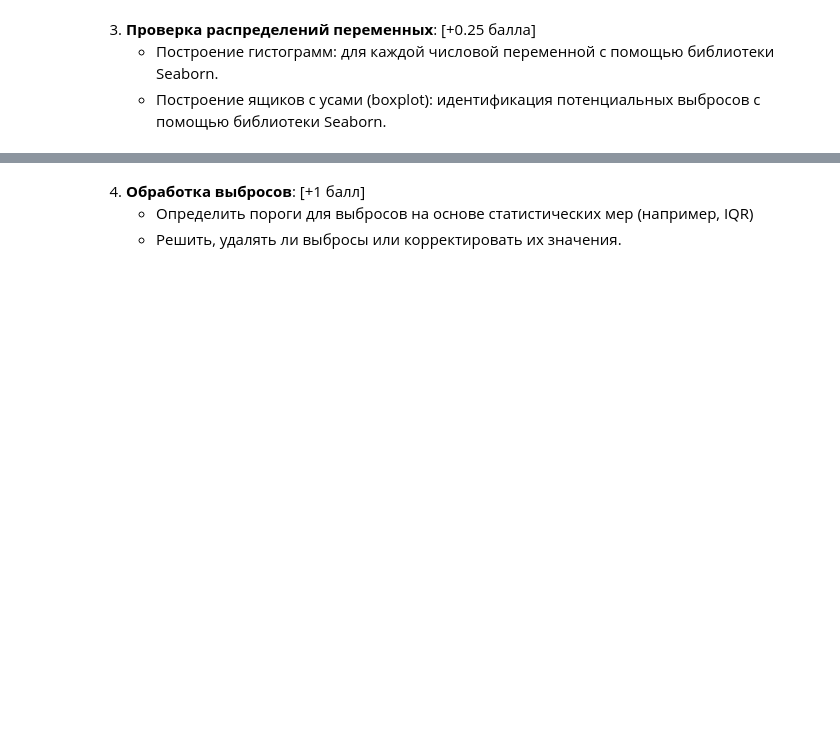
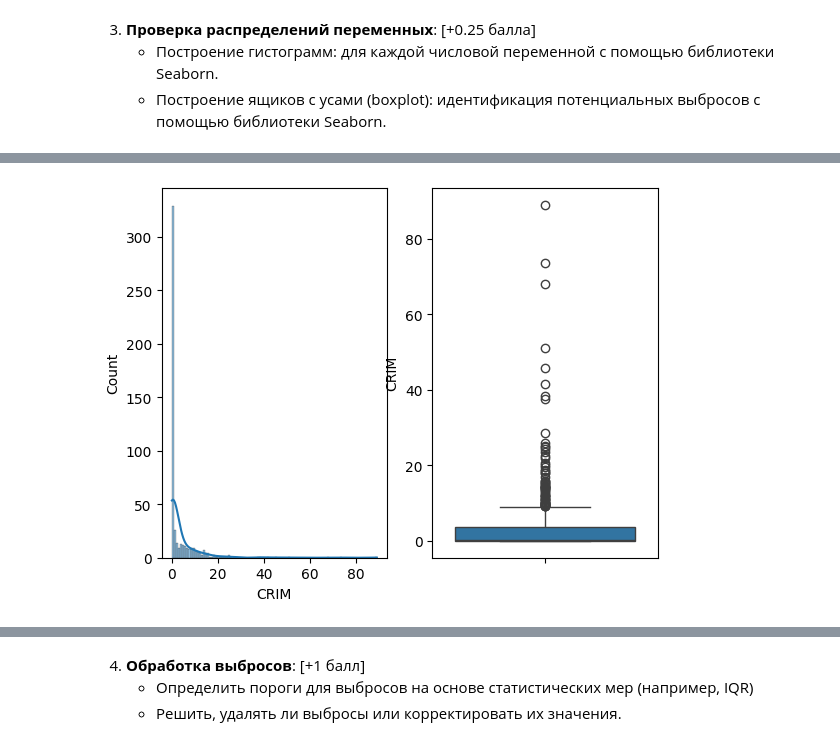
Before and after one commit to kr63/ml-mai, a Jupyter notebook: ML_MAI_LAB_1.ipynb, the cells around one changed output, grey strips where cells are left out. Drawn from its saved outputs; the diff is of its cells as text; code cells hidden in the pictures; blank space fills up the shorter version.

```diff
--- a/ML_MAI_LAB_1.ipynb
+++ b/ML_MAI_LAB_1.ipynb
@@ -180,0 +226,2 @@ pd.DataFrame({'Count': number_na, 'Percent': percent_na})
+# %%
+df['CHAS_bool'] = df['CHAS'].astype('bool'); df.head()
@@ -184,0 +256,6 @@ pd.DataFrame({'Count': number_na, 'Percent': percent_na})
+# %%
+fig, ax = plt.subplots(1, 2);
+sns.histplot(x = df['CRIM'], kde=True, ax = ax[0])
+sns.boxplot(df['CRIM'], ax = ax[1]);
+# %% [output]
+[figure, added]
```
Also changed, not shown: parts of 49 cells of this notebook.
